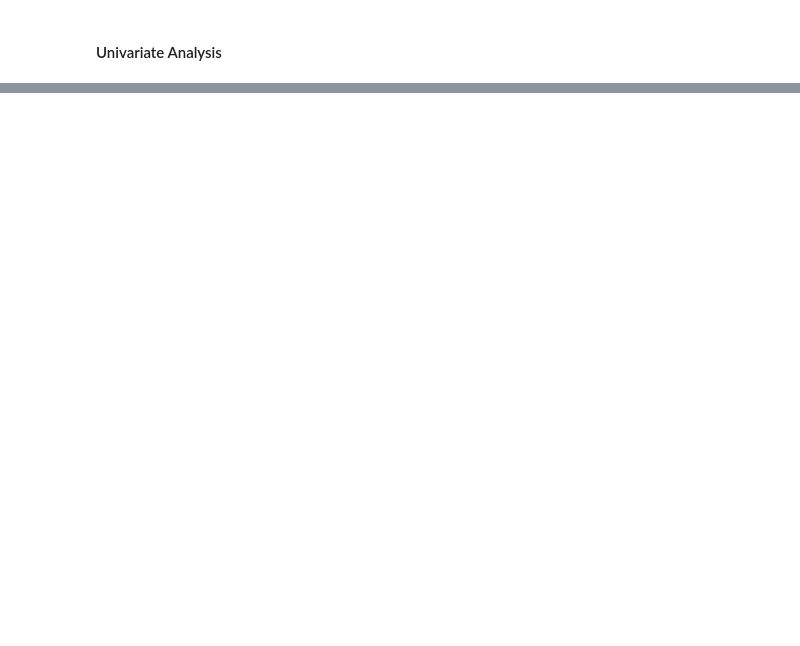
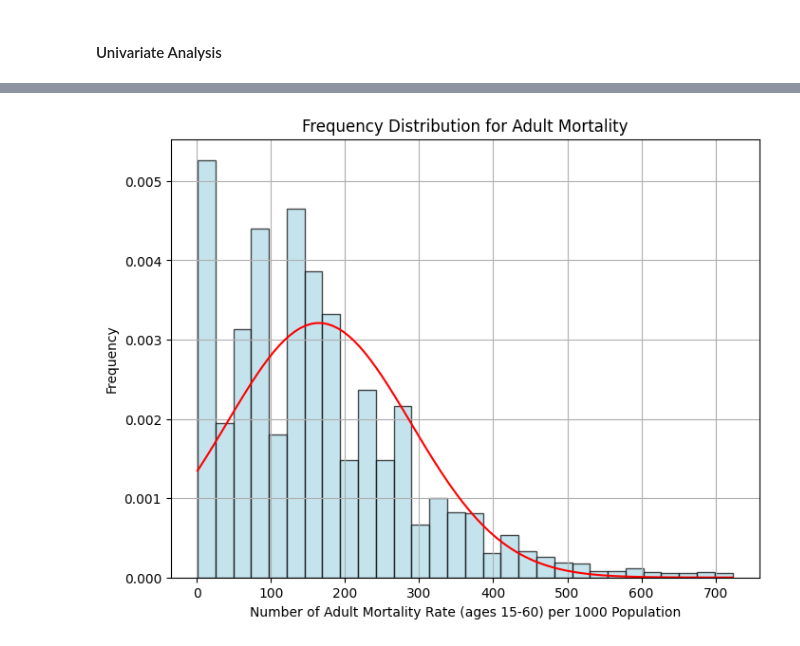
Before and after one commit to Helzheng123/datasci_3_eda, a Jupyter notebook: datasci_3_eda_hha507wk3.ipynb, the cells around one changed output, grey strips where cells are left out. Drawn from its saved outputs; the diff is of its cells as text; code cells hidden in the pictures; blank space fills up the shorter version.

```diff
--- a/datasci_3_eda_hha507wk3.ipynb
+++ b/datasci_3_eda_hha507wk3.ipynb
@@ -107,0 +70,5 @@ data
+# %%
+# Renaming the column names that have extra white space
+
+data = df.rename(columns = {'Life expectancy ' : 'Life expectancy', 'Measles ' : 'Measles', ' BMI ' : 'BMI', 'Diphteria ' : 'Diphteria', ' HIV/AIDS' : 'HIV/AIDS', ' thinness 1-19 years' : 'thinness 1-19 years', ' thinness 5-9 years' : 'thinness 5-9 years'})
+data
@@ -196,0 +224,11 @@ data[['infantdeaths', 'adultmortality', 'measles']].describe()
+# %%
+# Calculating the measures of central tendency for adult mortality
+# mean, median, mode
+
+mean_adult_mortality = data['Adult Mortality'].mean()
+median_adult_mortality = data['Adult Mortality'].median()
+mode_adult_mortality = data['Adult Mortality'].mode().iloc[0]
+
+print(f'Mean for adult mortality:', mean_adult_mortality)
+print(f'Median for adult mortality:', median_adult_mortality)
+print(f'Mode for adult mortality:', mode_adult_mortality)
@@ -196,0 +239,13 @@ data[['infantdeaths', 'adultmortality', 'measles']].describe()
+# %%
+# Calculating the spread for adult mortality
+# range, variance, standard deviation, IQR (interquartile range)
+
+range_adult_mortality = data['Adult Mortality'].max() - data['Adult Mortality'].min()
+variance_adult_mortality = data['Adult Mortality'].var()
+std_dev_adult_mortality = data['Adult Mortality'].std()
+iqr_adult_mortality = data['Adult Mortality'].quantile(0.75) - data['Adult Mortality'].quantile(0.25)
+
+print(f'Range for adult mortality:', range_adult_mortality)
+print(f'Variance for adult mortality:', variance_adult_mortality)
+print(f'Standard Deviation for adult mortality:', std_dev_adult_mortality)
+print(f'IQR for adult mortality:', iqr_adult_mortality)
@@ -196,0 +309,17 @@ data[['infantdeaths', 'adultmortality', 'measles']].describe()
+# %%
+# Histogram for Adult Mortality
+
+plt.figure(figsize=(8,6))
+plt.hist(data['Adult Mortality'], bins=30, density=True, alpha=0.7, color='lightblue', edgecolor='black')
+plt.title('Frequency Distribution for Adult Mortality')
+plt.xlabel('Number of Adult Mortality Rate (ages 15-60) per 1000 Population')
+plt.ylabel('Frequency')
+plt.grid(True)
+
+x = np.linspace(min(data['Adult Mortality']), max(data['Adult Mortality']), 100)
+pdf = (1/(std_dev_adult_mortality * np.sqrt(2*np.pi))) * np.exp(-(x - mean_adult_mortality)**2 / (2*std_dev_adult_mortality**2))
+plt.plot(x, pdf, color='red', label='PDF')
+
+plt.show()
+# %% [output]
+[figure, added]
```
Also changed, not shown: parts of 33 cells of this notebook.
